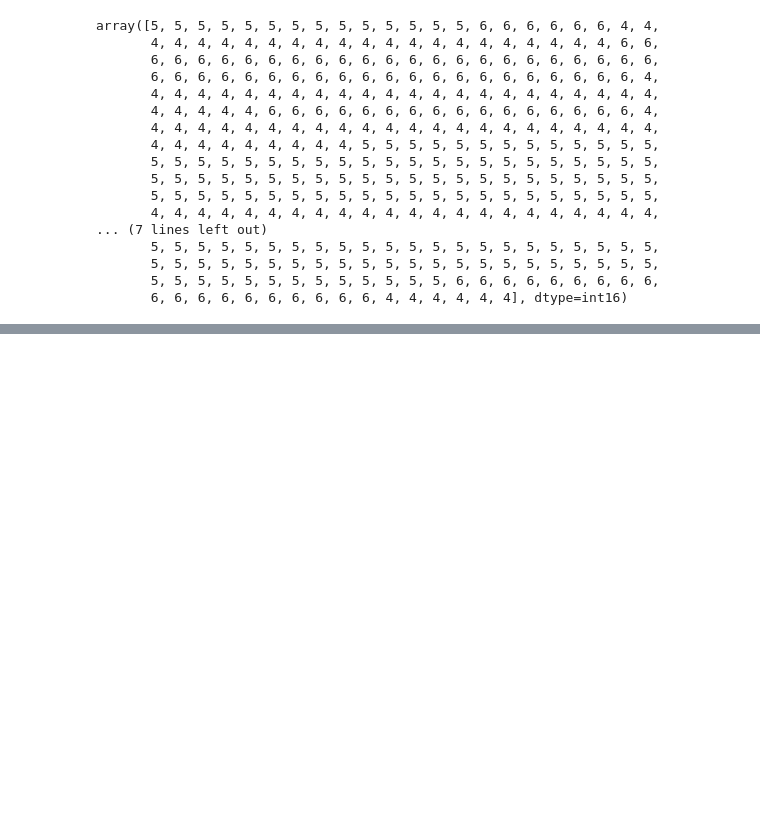
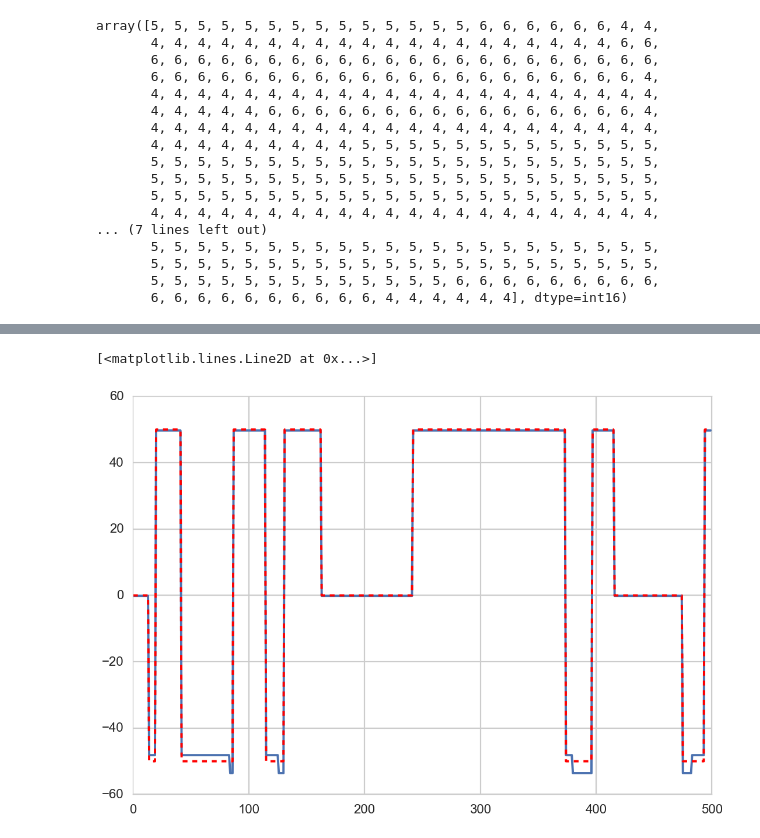
Before and after one commit to NickHoernle/mit-bayesian-inference, a Jupyter notebook: project/notebooks/basic_DP_investigation_5-04-2018.ipynb, the cells around one changed output, grey strips where cells are left out. Cells and saved outputs as stored; diff of their text form; code cells hidden in the pictures; blank space fills up the shorter version.

```diff
--- a/project/notebooks/basic_DP_investigation_5-04-2018.ipynb
+++ b/project/notebooks/basic_DP_investigation_5-04-2018.ipynb
@@ -807,0 +816,24 @@ array([5, 5, 5, 5, 5, 5, 5, 5, 5, 5, 5, 5, 5, 5, 6, 6, 6, 6, 6, 6, 4, 4,
+# %%
+params = {}
+
+# define L=15 components:
+L = 8
+params['pi'] = np.random.dirichlet(alpha=np.ones(L), size=L)
+params['theta'] = [[np.random.normal(0,50), 50] for i in range(L)]
+params['L'] = L
+params['Y'] = y
+params['T'] = len(y)
+params['alpha'] = 1
+params['beta'] = np.random.dirichlet(np.ones(params['L']))
+params['kappa'] = 10
+params['gamma'] = 1
+
+num_iter = 100
+z = np.zeros_like(y)
+
+for i in range(num_iter):
+    start = time.time()
+    params, res = hdp_scripts.blocked_Gibbs_for_sticky_HMM_update(y, params)
+    converg = (1-np.mean(z == res))
+    z = res
+    print("Iteration: %i, time: %0.2f, convegence: %0.3f"%(i, time.time() - start, converg))
@@ -807,0 +858,6 @@ array([5, 5, 5, 5, 5, 5, 5, 5, 5, 5, 5, 5, 5, 5, 6, 6, 6, 6, 6, 6, 4, 4,
+# %%
+plt.plot(np.array([a[0] for a in params['theta']])[np.array(z)])
+plt.plot(np.array(means)[np.array(zis, dtype=np.int)], ls='--', c='r')
+# %% [output]
+[<matplotlib.lines.Line2D at 0x...>]
+[figure, added]
```
Also changed, not shown: parts of 2 cells of this notebook, 1 other file.
